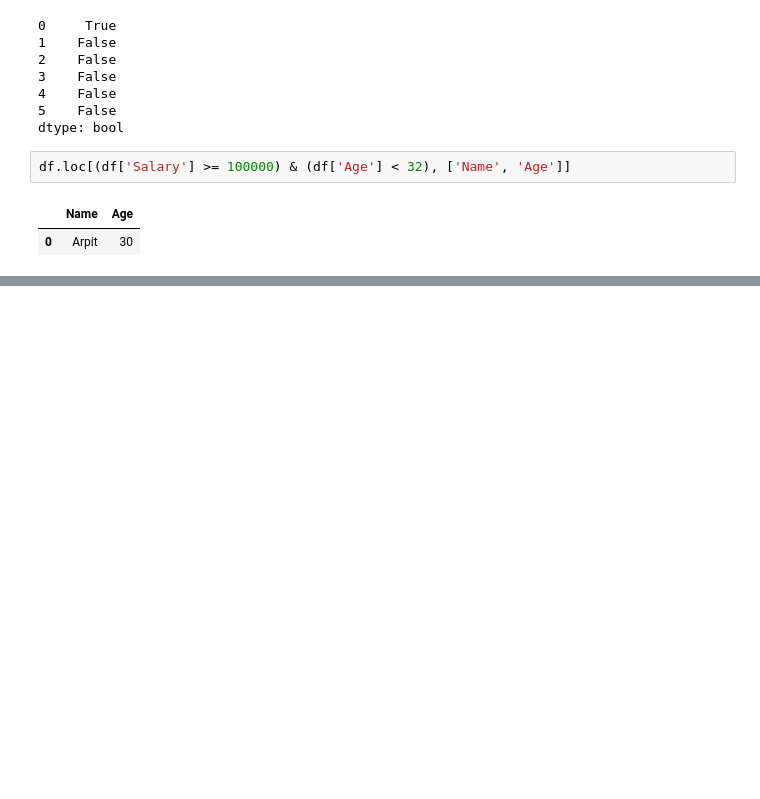
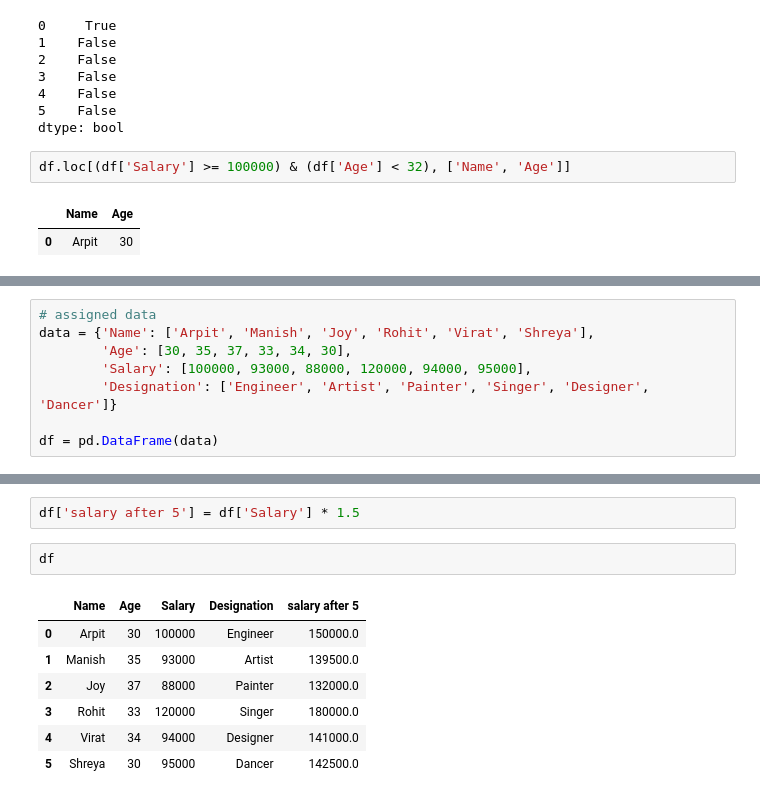
Before and after one commit to ApurbaKumarMajumder/Machine-Learning, a Jupyter notebook: pandas.ipynb, the cells around one changed output, grey strips where cells are left out. Saved outputs shown, nothing was run; the diff lists cells and outputs as text; blank space fills up the shorter version.

```diff
--- a/pandas.ipynb
+++ b/pandas.ipynb
@@ -955,0 +966,8 @@ df.loc[(df['Salary'] >= 100000) & (df['Age'] < 32), ['Name', 'Age']]
+# %%
+# assigned data
+data = {'Name': ['Arpit', 'Manish', 'Joy', 'Rohit', 'Virat', 'Shreya'],
+        'Age': [30, 35, 37, 33, 34, 30],
+        'Salary': [100000, 93000, 88000, 120000, 94000, 95000],
+        'Designation': ['Engineer', 'Artist', 'Painter', 'Singer', 'Designer', 'Dancer']}
+
+df = pd.DataFrame(data)
@@ -955,0 +986,12 @@ df.loc[(df['Salary'] >= 100000) & (df['Age'] < 32), ['Name', 'Age']]
+# %%
+df['salary after 5'] = df['Salary'] * 1.5
+# %%
+df
+# %% [output]
+|  | Name | Age | Salary | Designation | salary after 5 |
+| 0 | Arpit | 30 | 100000 | Engineer | 150000.0 |
+| 1 | Manish | 35 | 93000 | Artist | 139500.0 |
+| 2 | Joy | 37 | 88000 | Painter | 132000.0 |
+| 3 | Rohit | 33 | 120000 | Singer | 180000.0 |
+| 4 | Virat | 34 | 94000 | Designer | 141000.0 |
+| 5 | Shreya | 30 | 95000 | Dancer | 142500.0 |
```
Also changed, not shown: parts of 3 cells of this notebook.
